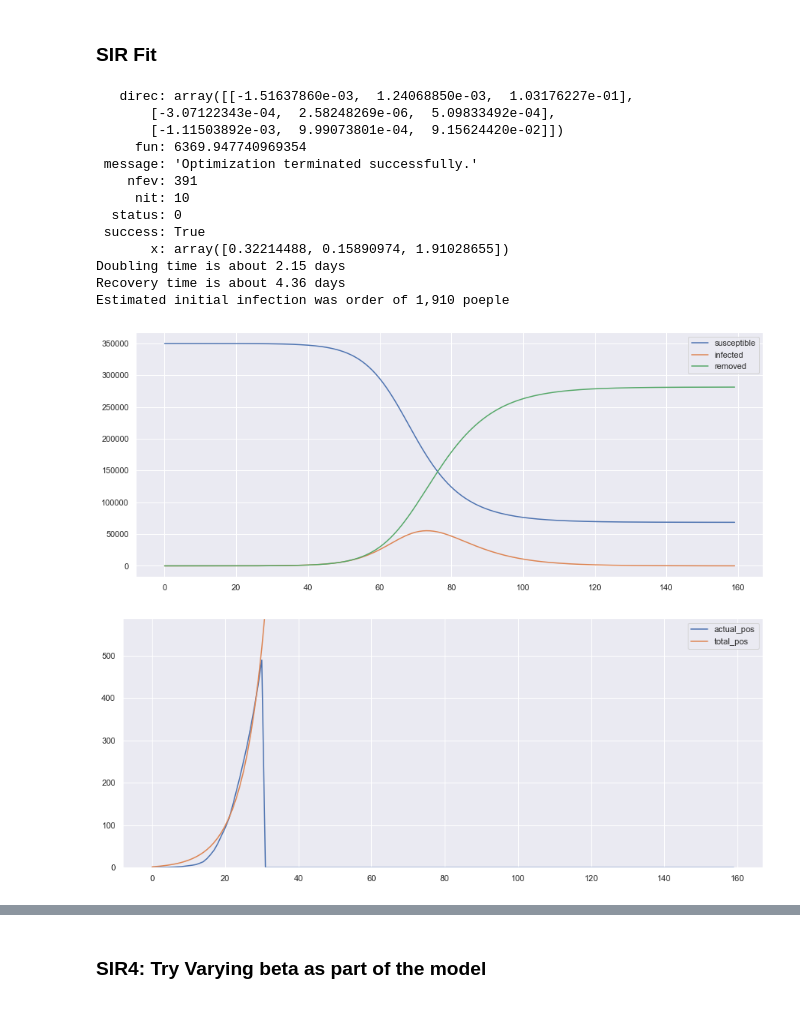
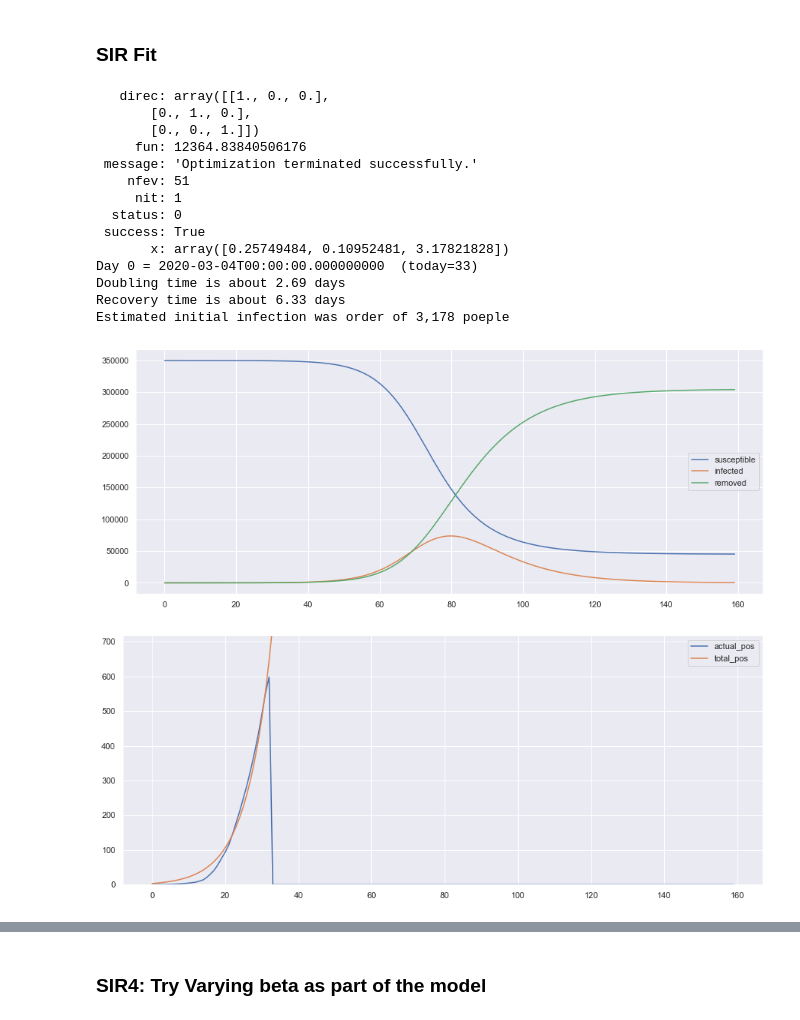
Before and after one commit to DrSkippy/2020covid19, a Jupyter notebook: SIR Fits.ipynb, the cells around one changed output, grey strips where cells are left out. Drawn from its saved outputs; the diff is of its cells as text; code cells hidden in the pictures.

```diff
--- a/SIR Fits.ipynb
+++ b/SIR Fits.ipynb
@@ -56,7 +59,13 @@ df.head()
 # %%
 dfq, _ = get_state_df(df, "*")
 pos_untested = 0.8
-dfq["actual_pos"] = dfq.positive.values*(1 + pos_untested)/1000
+dfq["actual_pos1"] = dfq.positive.values*(1 + pos_untested)/1000   # under test/under count
+
+lag = 10
+dfq["death_new2"] = dfq.death.diff(1)
+dfq["actual_new2"] = (dfq.death_new2 * 200)  # actual death rate of 0.05, 10 day lag
+dfq["actual_pos2"] = dfq.actual_new2.cumsum()
+dfq["actual_pos2"] /= 1000
 dfq.head()
 # %% [output]
 |  | date | positive | negative | pending | totalTestResults | death | lastUpdateEt | daily_new_positive | ... |
@@ -67,0 +77,4 @@ dfq.head()
+# %%
+dfq["pos1000"] = dfq.positive/1000
+dfq["pos2_shift"] = dfq["actual_pos2"].shift(-lag, fill_value=0)
+dfq.plot(x="date", y=["pos1000", "actual_pos1", "pos2_shift"])
@@ -69,26 +85,29 @@ dfq.head()
 ### SIR Fit
 # %%
 N=350000
-x0 = (0.33989521, 0.14846294, 1.09806025)
-c = dfq.actual_pos.values
+x0 = (0.25749545, 0.10952173, 3.17810689)  # beta, gamma, I0
+c = dfq.actual_pos1.values
 sf = SIR()
 beta, gamma, I0 = sf.SIRFitter(c, N, x0)
+print("Day 0 = {}  (today={})".format(dfq.date.values[0],
+                            (pd.Timestamp.now() - dfq.date.values[0]).days))
 print("Doubling time is about {:.2f} days".format(np.log(2)/beta))
 print("Recovery time is about {:.2f} days".format(np.log(2)/gamma))
 print("Estimated initial infection was order of {:,} poeple".format(int(1000*I0)))
 # %% [output]
-   direc: array([[-1.51637860e-03,  1.24068850e-03,  1.03176227e-01],
-       [-3.07122343e-04,  2.58248269e-06,  5.09833492e-04],
-       [-1.11503892e-03,  9.99073801e-04,  9.15624420e-02]])
-     fun: 6369.947740969354
+   direc: array([[1., 0., 0.],
+       [0., 1., 0.],
+       [0., 0., 1.]])
+     fun: 12364.83840506176
  message: 'Optimization terminated successfully.'
-    nfev: 391
-     nit: 10
+    nfev: 51
+     nit: 1
   status: 0
  success: True
-       x: array([0.32214488, 0.15890974, 1.91028655])
-Doubling time is about 2.15 days
-Recovery time is about 4.36 days
-Estimated initial infection was order of 1,910 poeple
+       x: array([0.25749484, 0.10952481, 3.17821828])
+Day 0 = 2020-03-04T00:00:00.000000000  (today=33)
+Doubling time is about 2.69 days
+Recovery time is about 6.33 days
+Estimated initial infection was order of 3,178 poeple
-[figure, old version]
+[figure, new version]
-[figure, old version]
+[figure, new version]
```
Also changed, not shown: parts of 9 cells of this notebook, 1 other file.
